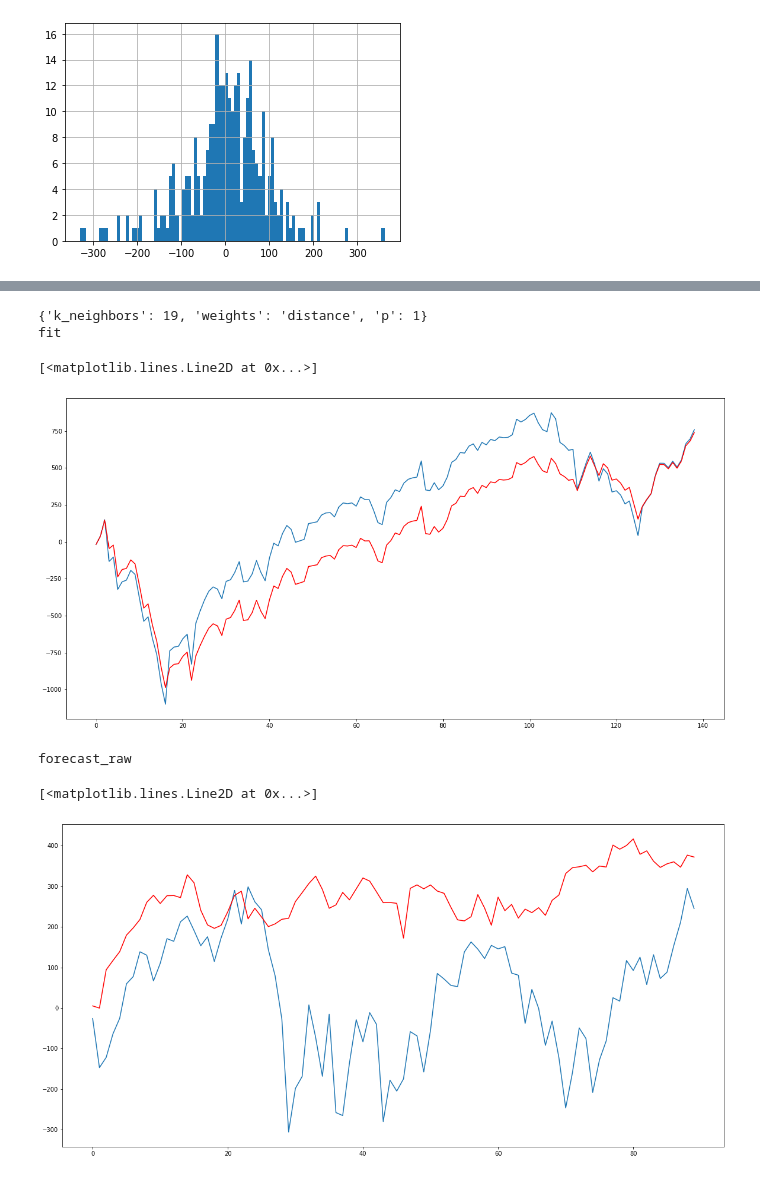
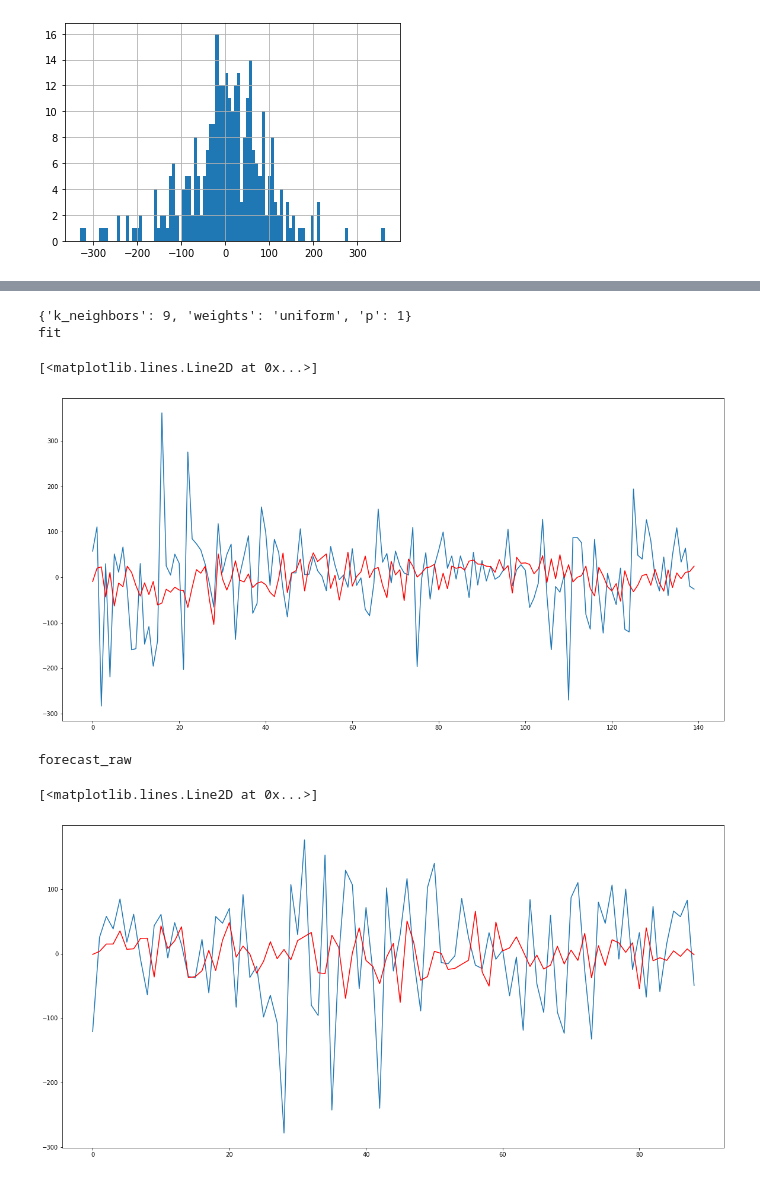
Before and after one commit to rutkowskaa/finalna_praca_licencjacka, a Jupyter notebook: results_IXIC.ipynb, the cells around one changed output, grey strips where cells are left out. Cells and saved outputs as stored; diff of their text form; code cells hidden in the pictures.

```diff
--- a/results_IXIC.ipynb
+++ b/results_IXIC.ipynb
@@ -253,7 +215,7 @@ forecast_raw
 # %%
 knn_ar = KNN_AR(data=ixic_vec_norm, params={"lags": 1}, test_ratio=0.7)
 
-opt_knn = knn_ar.cross_validation_rolling_window(dlugosc_okna=1/3, params={"k_neighbors":20,"weights":['uniform', 'distance'],"p":[1, 2]})
+opt_knn = knn_ar.cross_validation_rolling_window(dlugosc_okna=1/3, params={"k_neighbors":10,"weights":['uniform', 'distance'],"p":[1, 2]})
 # %% [output]
 1
 2
@@ -277,22 +229,21 @@ opt_knn = knn_ar.cross_validation_rolling_window(dlugosc_okna=1/3, params={"k_ne
 cross_validation_rolling_window
 # %%
-
 knn_ar.fit(opt_knn)
 
 plt.figure(figsize=(20, 10))
-plt.plot(np.cumsum(knn_ar.data[knn_ar.prog:].values))
-plt.plot(np.cumsum(knn_ar.predictions), c='r')
+plt.plot(knn_ar.data[knn_ar.prog:].values)
+plt.plot(knn_ar.predictions, c='r')
 # %% [output]
-{'k_neighbors': 19, 'weights': 'distance', 'p': 1}
+{'k_neighbors': 9, 'weights': 'uniform', 'p': 1}
 fit
 [<matplotlib.lines.Line2D at 0x...>]
-[figure, old version]
+[figure, new version]
 # %%
 plt.figure(figsize=(20,10))
-plt.plot(np.cumsum(knn_ar.data_test.values))
-plt.plot(np.cumsum(knn_ar.forecast_raw()), c='r')
+plt.plot(knn_ar.data_test.values)
+plt.plot(knn_ar.forecast_raw(), c='r')
 # %% [output]
 forecast_raw
 [<matplotlib.lines.Line2D at 0x...>]
-[figure, old version]
+[figure, new version]
 # %%
```
Also changed, not shown: parts of 15 cells of this notebook, 9 other files.
